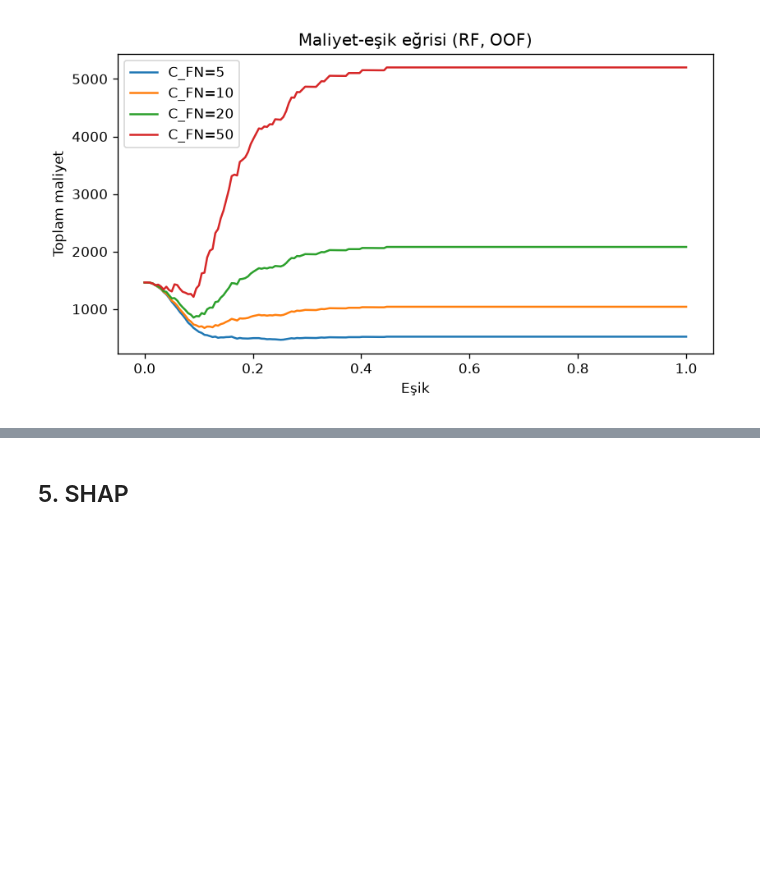
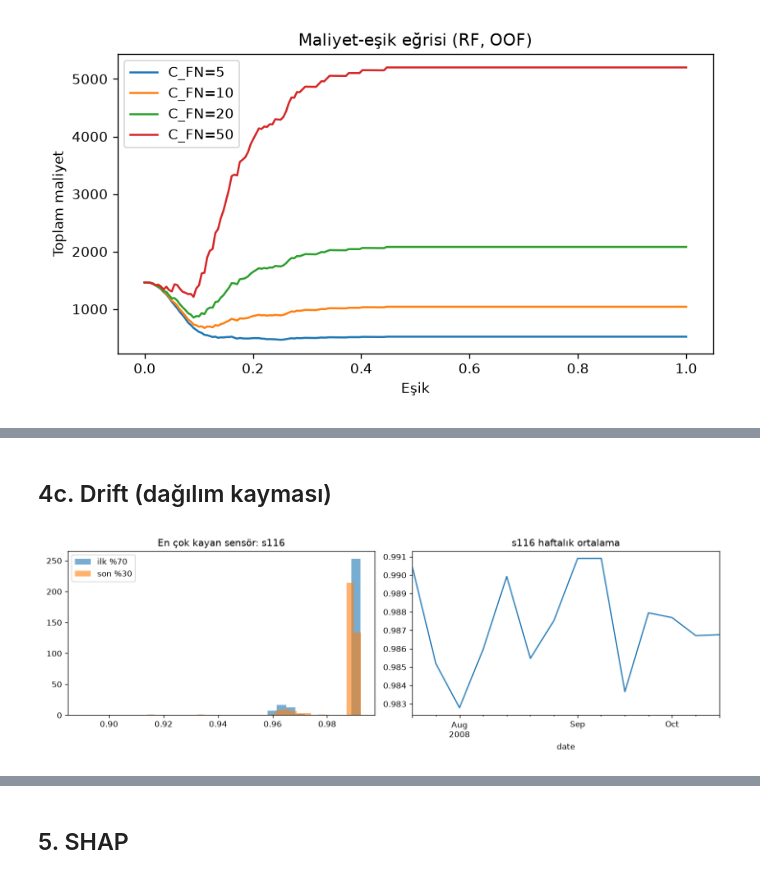
Before and after one commit to Atytmr07/secom-predictive-quality, a Jupyter notebook: notebooks/01_ozet.ipynb, the cells around one changed output, grey strips where cells are left out. Saved outputs shown, nothing was run; the diff lists cells and outputs as text; code cells hidden in the pictures; blank space fills up the shorter version.

Commit message:
Add drift analysis, SPC comparison, bootstrap CIs and project walkthrough
Co-Authored-By: Claude Sonnet 5.5 <noreply@anthropic.com>

```diff
--- a/notebooks/01_ozet.ipynb
+++ b/notebooks/01_ozet.ipynb
@@ -43,0 +54,6 @@ display(Image(R+'cost_threshold.png'))
+# %% [markdown]
+## 4c. Drift (dağılım kayması)
+# %%
+display(Image(R+'drift.png'))
+# %% [output]
+[figure, added]
```
Also changed, not shown: parts of 4 cells of this notebook, 11 other files.
